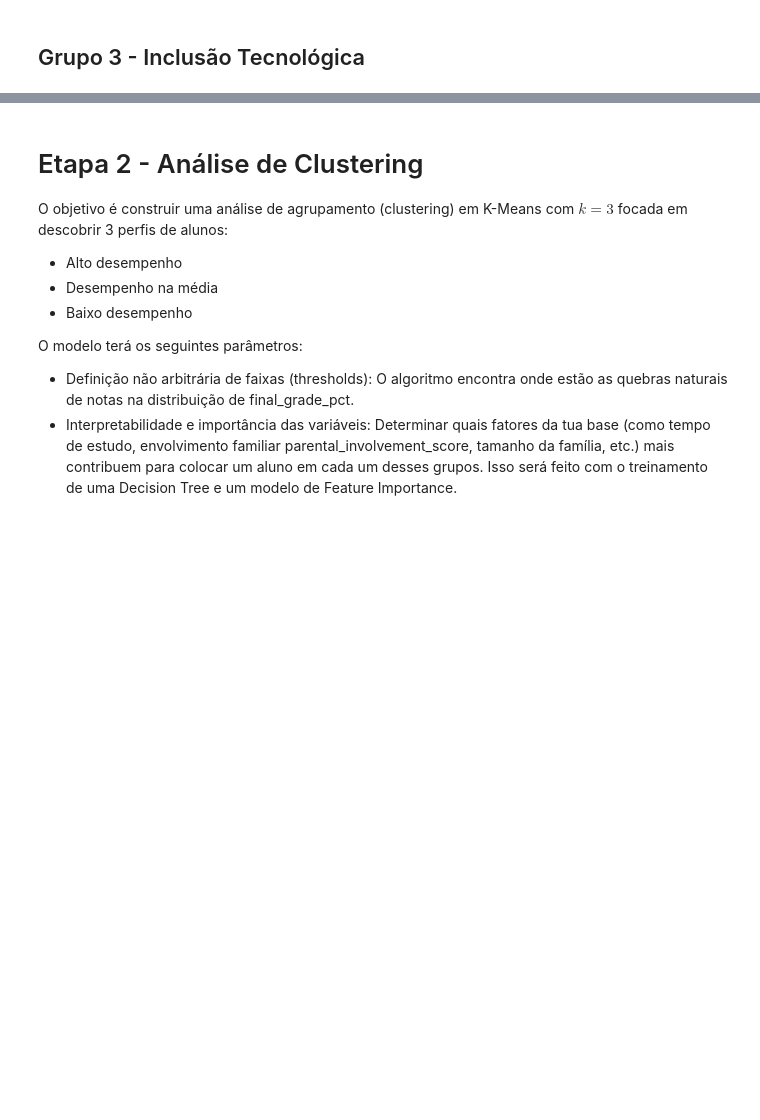
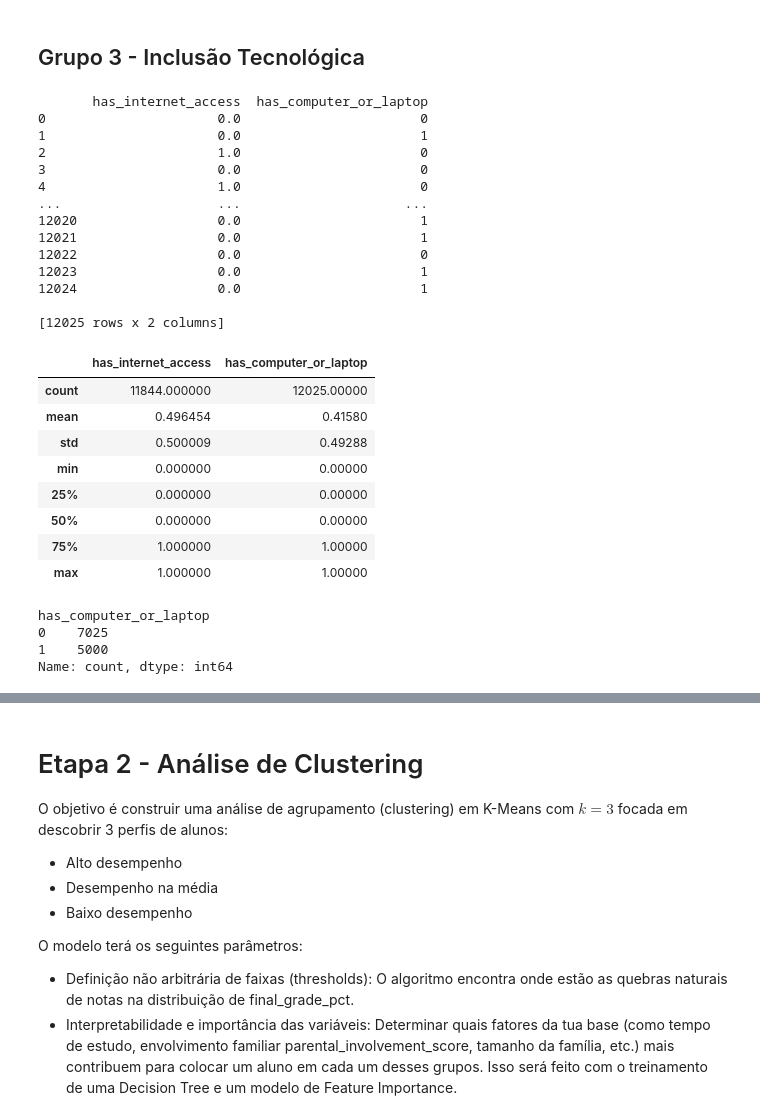
Before and after one commit to freitasamanda/data_science_mba, a Jupyter notebook: kaggle_projects/students_grade_database/student_grade_prediction.ipynb, the cells around one changed output, grey strips where cells are left out. Saved outputs shown, nothing was run; the diff lists cells and outputs as text; code cells hidden in the pictures; blank space fills up the shorter version.

```diff
--- a/kaggle_projects/students_grade_database/student_grade_prediction.ipynb
+++ b/kaggle_projects/students_grade_database/student_grade_prediction.ipynb
@@ -1232,4 +1798,42 @@ plt.show()
 # %% [markdown]
 ## Grupo 3 - Inclusão Tecnológica
+# %%
+# Colunas desejadas - as que correspondendo a 'Características dos alunos' no df_dicionario
+filtro = df_dicionario["grupo_analitico"] == "Inclusão tecnológica"
+colunas_desejadas = df_dicionario.loc[filtro, "variavel"].tolist()
+df_inclusaotec = df.loc[:, colunas_desejadas]
+print(df_inclusaotec)
+# %% [output]
+       has_internet_access  has_computer_or_laptop
+0                      0.0                       0
+1                      0.0                       1
+2                      1.0                       0
+3                      0.0                       0
+4                      1.0                       0
+...                    ...                     ...
+12020                  0.0                       1
+12021                  0.0                       1
+12022                  0.0                       0
+12023                  0.0                       1
+12024                  0.0                       1
+
+[12025 rows x 2 columns]
+|  | has_internet_access | has_computer_or_laptop |
+| count | 11844.000000 | 12025.00000 |
+| mean | 0.496454 | 0.41580 |
+| std | 0.500009 | 0.49288 |
+| min | 0.000000 | 0.00000 |
+| 25% | 0.000000 | 0.00000 |
+| 50% | 0.000000 | 0.00000 |
+| 75% | 1.000000 | 1.00000 |
+| max | 1.000000 | 1.00000 |
+# %%
+df['has_computer_or_laptop'].value_counts()
+# é uma dummy
+# %% [output]
+has_computer_or_laptop
+0    7025
+1    5000
+Name: count, dtype: int64
 # %% [markdown]
 ## Grupo 4 - Situação escolar
```
Also changed, not shown: parts of 41 cells of this notebook.
